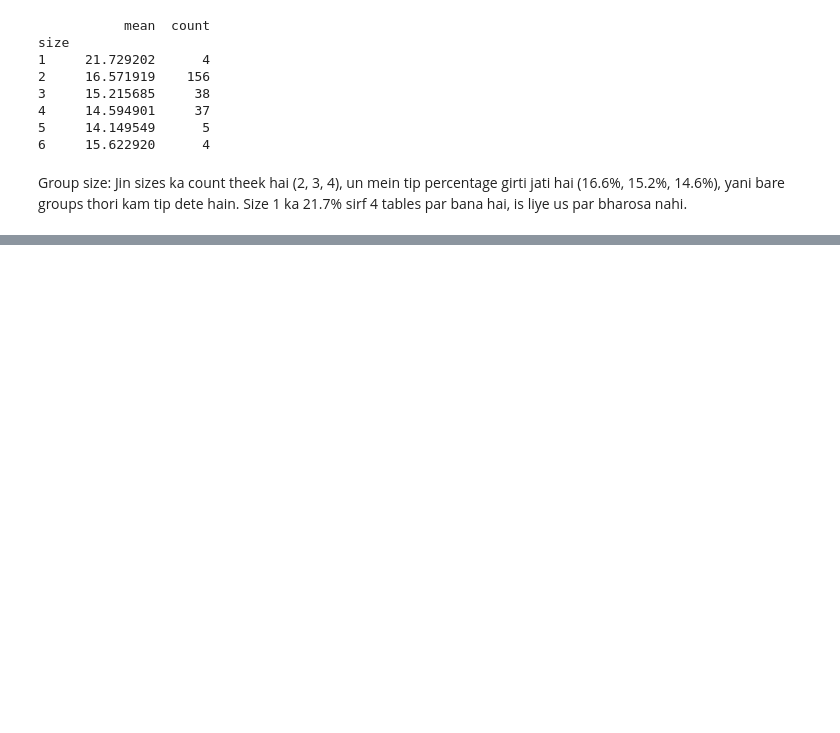
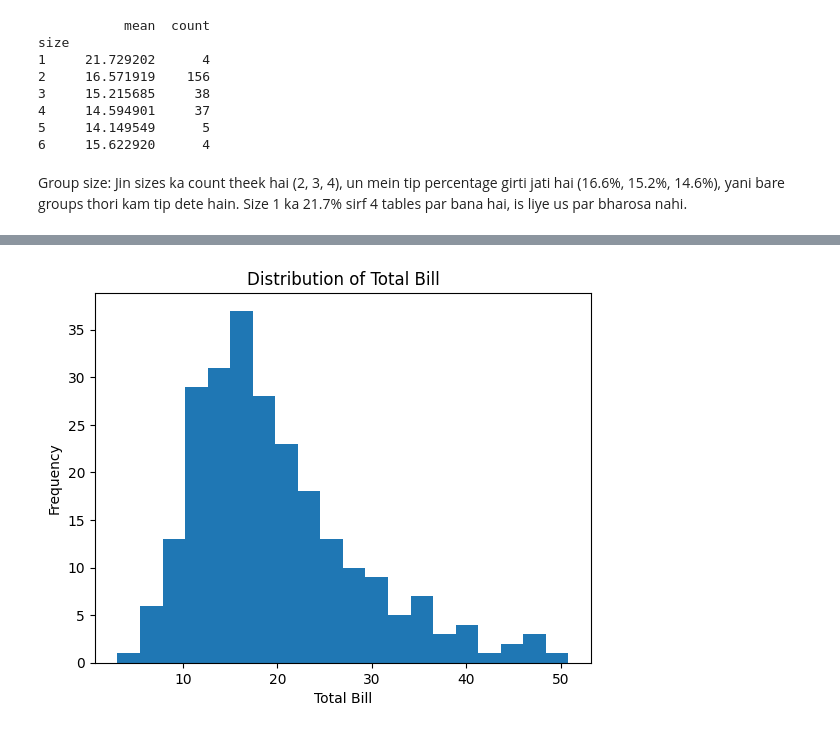
Before and after one commit to saifjamali-1/restaurant-tips-analysis, a Jupyter notebook: tips_analysis.ipynb, the cells around one changed output, grey strips where cells are left out. Drawn from its saved outputs; the diff is of its cells as text; code cells hidden in the pictures; blank space fills up the shorter version.

```diff
--- a/tips_analysis.ipynb
+++ b/tips_analysis.ipynb
@@ -107,0 +119,7 @@ Size 1 ka 21.7% sirf 4 tables par bana hai, is liye us par bharosa nahi.
+# %%
+tips['total_bill'].plot(kind='hist', bins=20)
+plt.title('Distribution of Total Bill')
+plt.xlabel('Total Bill')
+plt.show()
+# %% [output]
+[figure, added]
```
Also changed, not shown: parts of 2 cells of this notebook.
